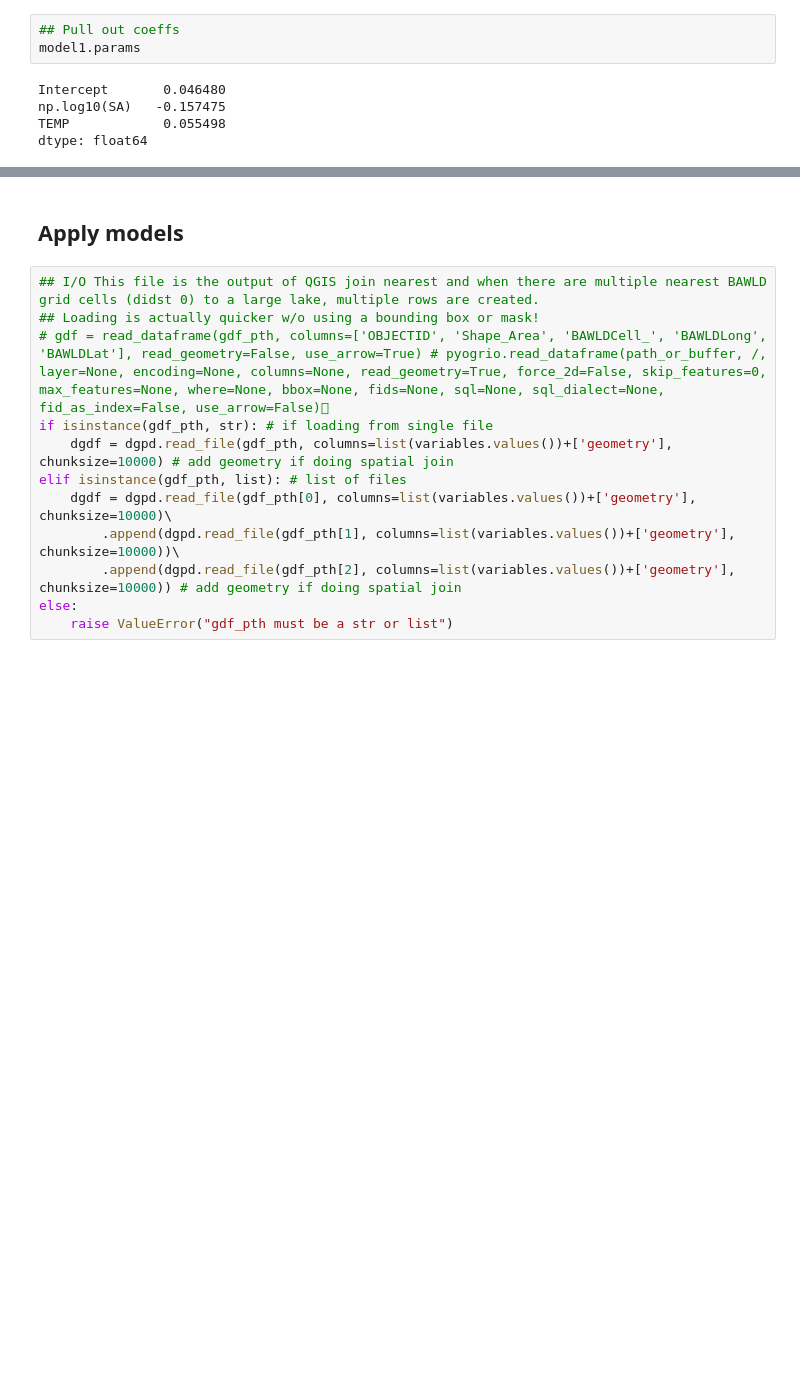
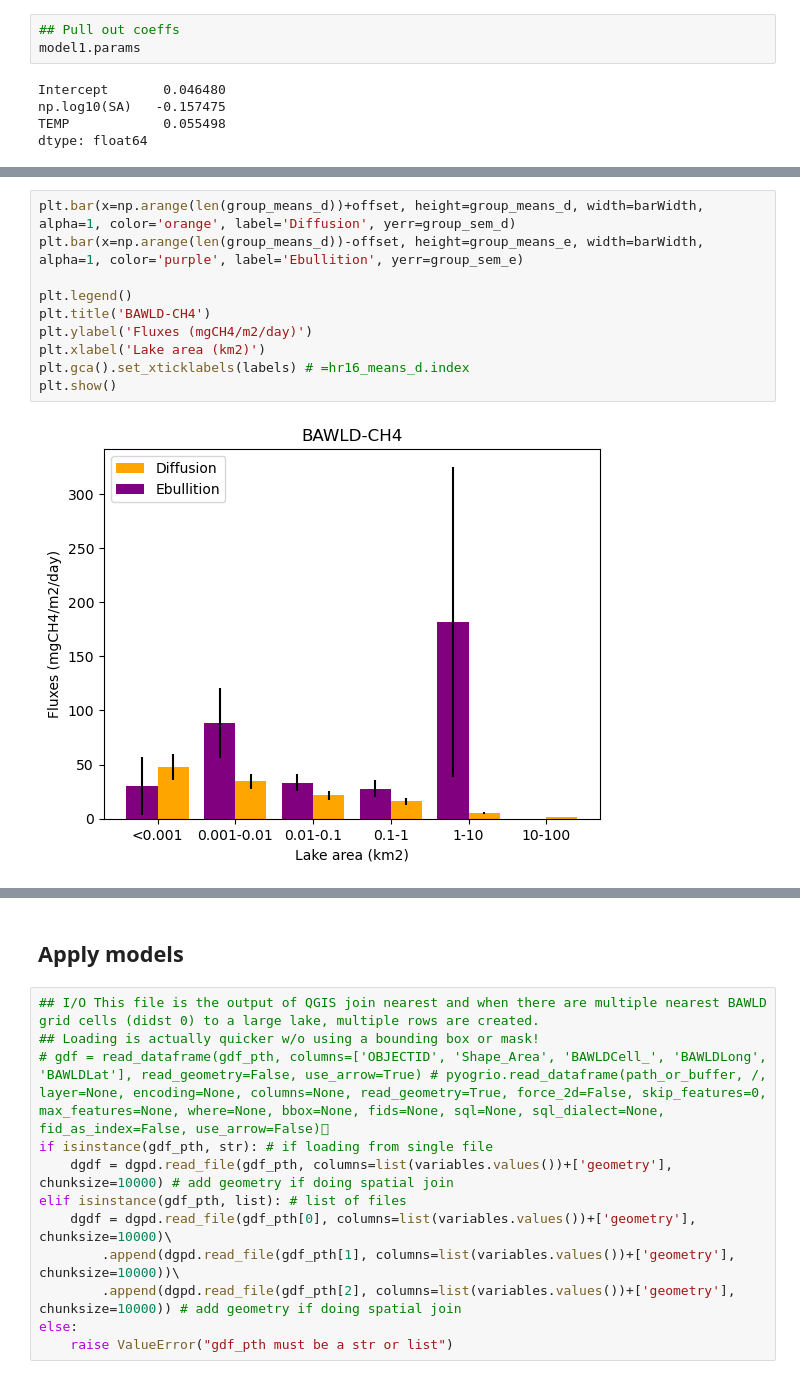
Before and after one commit to ekcomputer/lake-area, a Jupyter notebook: baseline_estimates.ipynb, the cells around one changed output, grey strips where cells are left out. Saved outputs shown, nothing was run; the diff lists cells and outputs as text; blank space fills up the shorter version.

```diff
--- a/baseline_estimates.ipynb
+++ b/baseline_estimates.ipynb
@@ -167,0 +211,12 @@ dtype: float64
+# %%
+plt.bar(x=np.arange(len(group_means_d))+offset, height=group_means_d, width=barWidth, alpha=1, color='orange', label='Diffusion', yerr=group_sem_d)
+plt.bar(x=np.arange(len(group_means_d))-offset, height=group_means_e, width=barWidth, alpha=1, color='purple', label='Ebullition', yerr=group_sem_e)
+
+plt.legend()
+plt.title('BAWLD-CH4')
+plt.ylabel('Fluxes (mgCH4/m2/day)')
+plt.xlabel('Lake area (km2)')
+plt.gca().set_xticklabels(labels) # =hr16_means_d.index
+plt.show()
+# %% [output]
+[figure, added]
```
Also changed, not shown: parts of 4 cells of this notebook.
